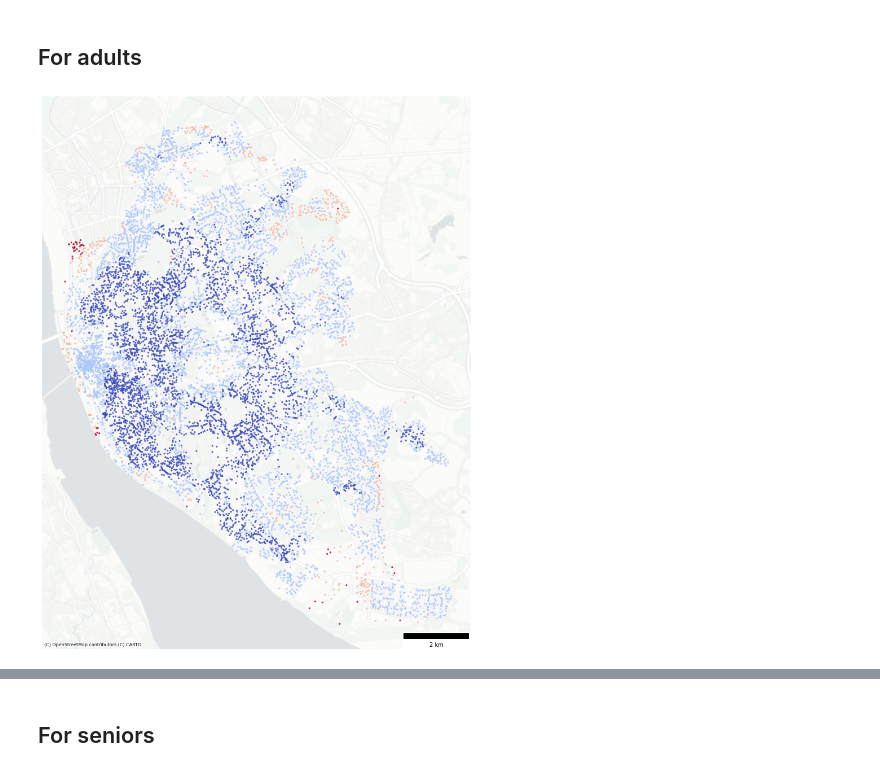
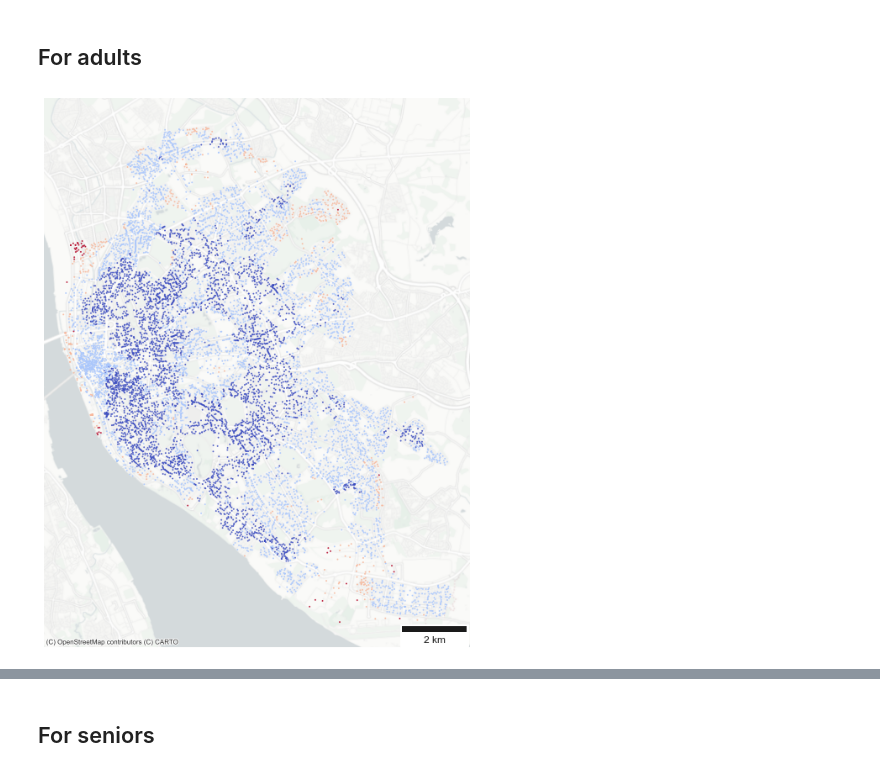
Before and after one commit to cpeiret/2022_gisruk, a Jupyter notebook: notebooks/demo.ipynb, the cells around one changed output, grey strips where cells are left out. Cells and saved outputs as stored; diff of their text form; code cells hidden in the pictures.

Commit message:
images hq

```diff
--- a/notebooks/demo.ipynb
+++ b/notebooks/demo.ipynb
@@ -252,25 +244,26 @@ index['access_score'] = ((index['n_accessible_index'] * index['v_accessible_inde
 postcodes_access_adults = pd.merge(postcodes, index)
 # %%
 # generate static map
-fig, ax1 = plt.subplots(figsize=(18,18))
+fig, ax1 = plt.subplots(figsize=(12,12))
 
 ax1 = postcodes_access_adults.plot(
     ax=ax1,
     column='access_score',
     scheme='equal_interval',
     k=4,
     cmap='coolwarm_r',
-    markersize=(5),
+    markersize=(1),
     alpha=0.75,
     legend=False
 )
 
 ax1.set_axis_off()
 ax1.add_artist(ScaleBar(1,location='lower right'))
 contextily.add_basemap(ax1, crs=postcodes_access_adults.crs.to_string(),
                        zoom=12,
                        source=contextily.providers.CartoDB.PositronNoLabels,
-                       alpha=.75
+                       alpha=1.0
                        )
+plt.savefig('image1.png', dpi=1080)
 # %% [output]
-[figure, old version]
+[figure, new version]
```
Also changed, not shown: parts of 3 cells of this notebook, 4 other files.
